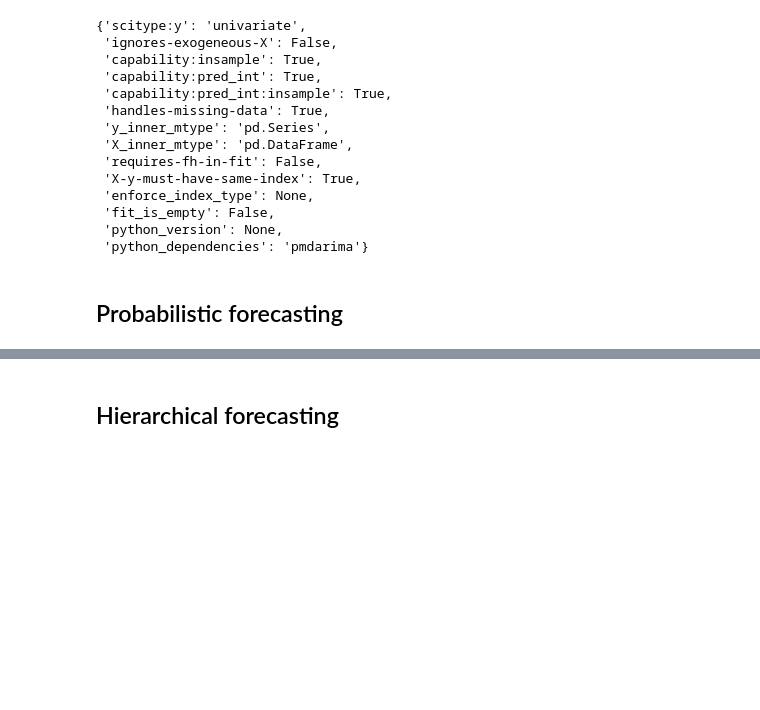
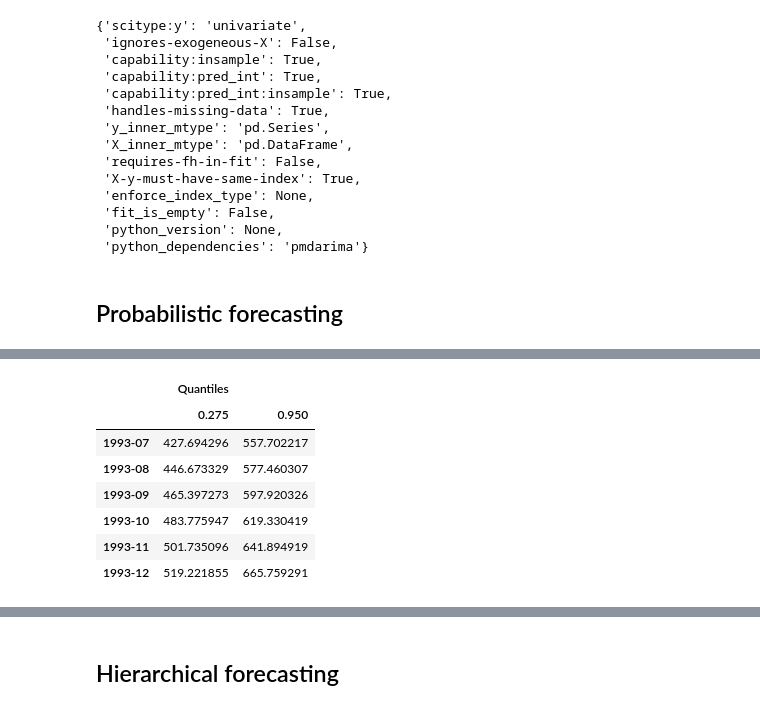
Before and after one commit to sktime/sktime-tutorial-ODSC-Europe-2023, a Jupyter notebook: notebooks/02_forecasting.ipynb, the cells around one changed output, grey strips where cells are left out. Saved outputs shown, nothing was run; the diff lists cells and outputs as text; code cells hidden in the pictures; blank space fills up the shorter version.

```diff
--- a/notebooks/02_forecasting.ipynb
+++ b/notebooks/02_forecasting.ipynb
@@ -382,0 +452,11 @@ forecaster.get_class_tags()
+# %%
+forecaster.predict_quantiles(alpha=[0.275, 0.95])
+# %% [output]
+|  | Quantiles |  |
+|  | 0.275 | 0.950 |
+| 1993-07 | 427.694296 | 557.702217 |
+| 1993-08 | 446.673329 | 577.460307 |
+| 1993-09 | 465.397273 | 597.920326 |
+| 1993-10 | 483.775947 | 619.330419 |
+| 1993-11 | 501.735096 | 641.894919 |
+| 1993-12 | 519.221855 | 665.759291 |
```
Also changed, not shown: parts of 7 cells of this notebook.
